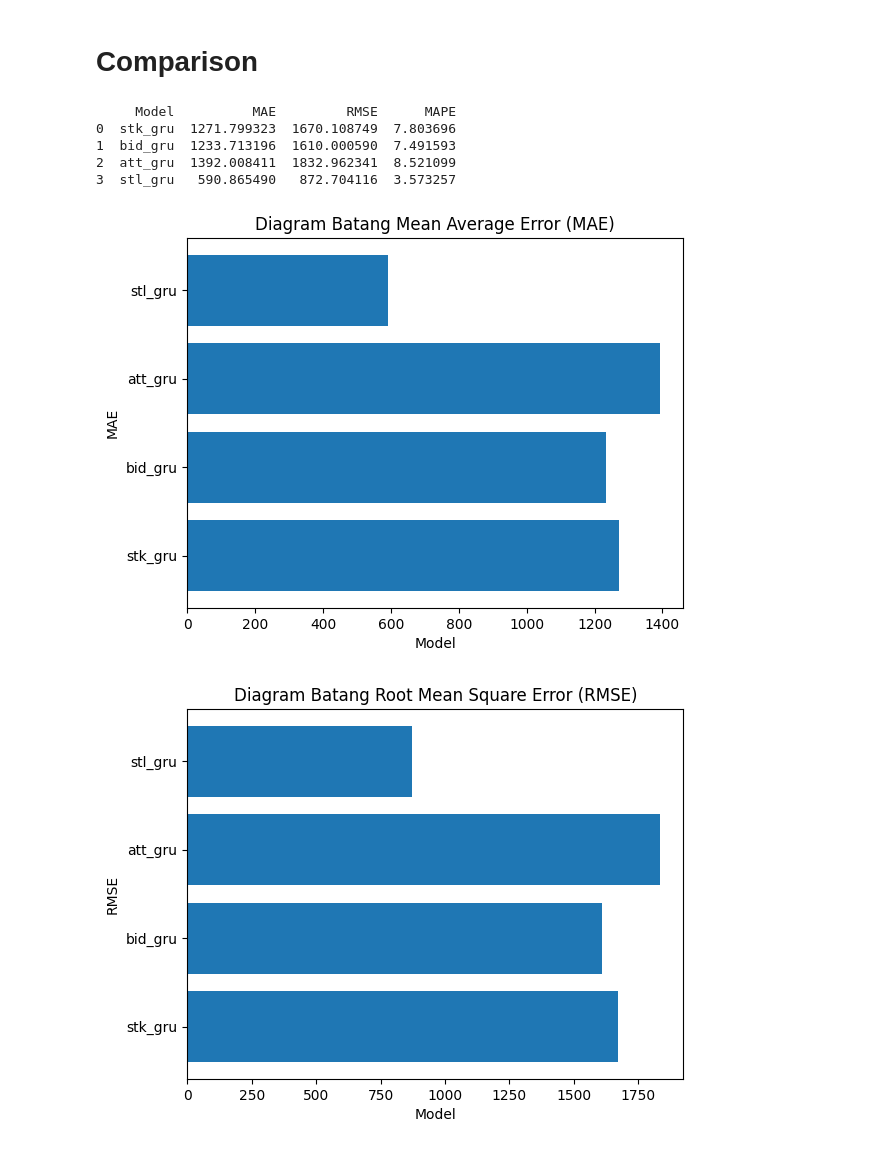
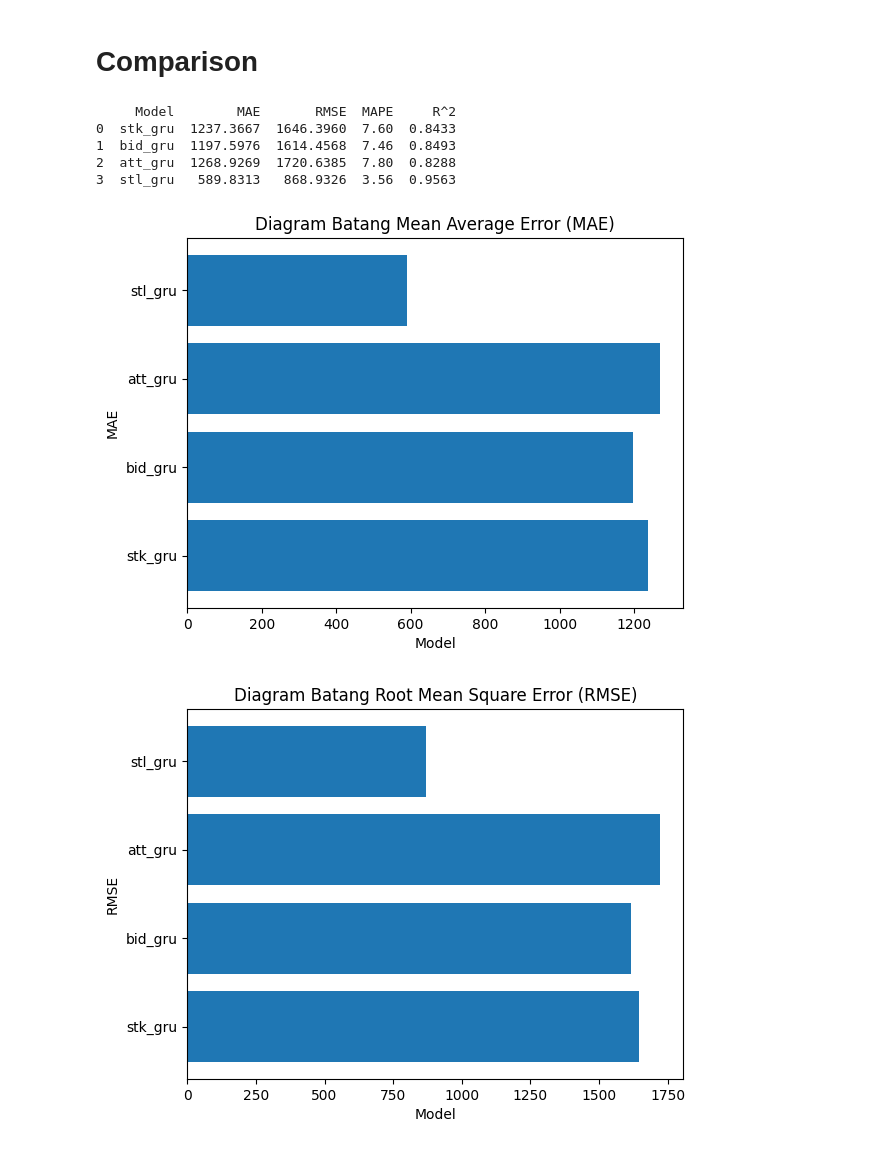
Before and after one commit to Idham-Tech/Tugas_Akhir, a Jupyter notebook: Skripsi.ipynb, the cells around one changed output. Cells and saved outputs as stored; diff of their text form; code cells hidden in the pictures.

```diff
--- a/Skripsi.ipynb
+++ b/Skripsi.ipynb
@@ -919,10 +986,14 @@ att_rmse = np.sqrt(mean_squared_error(att_Y_test_inv, test_predictions_attention
 # Compute MAPE
 att_mape = mean_absolute_percentage_error(att_Y_test_inv, test_predictions_attention_gru_inv) * 100
 
+# Compute R^2
+att_r2 = r2_score(att_Y_test_inv, test_predictions_attention_gru_inv)
+
 # Print hasil evaluasi
 print(f'MAE: {att_mae}')
 print(f'RMSE: {att_rmse}')
 print(f'MAPE: {att_mape}%')
+print(f'R2: {att_r2}')
 
 # Plot actual vs predicted values
 plt.figure(figsize=(10, 6))
@@ -1168,6 +1291,6 @@ plot_model(stl_model,to_file='stl_modelgru.png', show_shapes=True)
 # %%
 # Train the GRU model
-history = stl_model.fit(X_train, y_train, epochs=50, batch_size=32, verbose=1, validation_split=0.2)
+history = stl_best_model.fit(X_train, y_train, epochs=50, batch_size=32, verbose=1, validation_split=0.2)
 
 # Plot training and validation loss
 plt.figure(figsize=(12, 6))
@@ -1311,8 +1434,8 @@ result_test.resid
 dtype: float64
 # %%
 # Make predictions with GRU on the test set & train set
-stl_predictions_test = stl_model.predict(X_test)
-stl_predictions_train = stl_model.predict(X_train)
+stl_predictions_test = stl_best_model.predict(X_test)
+stl_predictions_train = stl_best_model.predict(X_train)
 
 # Inverse transform the predictions to get the original scale
 stl_predictions_test = scaler.inverse_transform(stl_predictions_test).flatten() # Flatten the array
@@ -1337,10 +1460,14 @@ stl_rmse = np.sqrt(mean_squared_error(stl_y_test_inv, final_predictions_test))
 # Compute MAPE
 stl_mape = mean_absolute_percentage_error(stl_y_test_inv, final_predictions_test) * 100
 
+# Compute R^2
+stl_r2 = r2_score(stl_y_test_inv, final_predictions_test)
+
 # Print evaluation metrics
 print(f'MAE: {stl_mae}')
 print(f'RMSE: {stl_rmse}')
 print(f'MAPE: {stl_mape}%')
+print(f'R2: {stl_r2}')
 
 # ... (rest of the code remains the same)
 # Plot the results on train data
@@ -1520,44 +1565,55 @@ array([12205.66064685, 12012.5884553 , 12302.8078965 , 11666.1003066 ,
 comp = {'Model': ['stk_gru', 'bid_gru', 'att_gru', 'stl_gru'],
         'MAE': [stk_mae, bid_mae, att_mae, stl_mae],
         'RMSE': [stk_rmse, bid_rmse, att_rmse, stl_rmse],
-        'MAPE': [stk_mape, bid_mape, att_mape, stl_mape]
+        'MAPE': [stk_mape, bid_mape, att_mape, stl_mape],
+        'R^2' : [stk_r2, bid_r2, att_r2, stl_r2]
         }
+
 
 df_comp = pd.DataFrame(comp)
 print(df_comp)
 # %% [output]
-     Model          MAE         RMSE      MAPE
-0  stk_gru  1271.799323  1670.108749  7.803696
-1  bid_gru  1233.713196  1610.000590  7.491593
-2  att_gru  1392.008411  1832.962341  8.521099
-3  stl_gru   590.865490   872.704116  3.573257
+     Model        MAE       RMSE  MAPE     R^2
+0  stk_gru  1237.3667  1646.3960  7.60  0.8433
+1  bid_gru  1197.5976  1614.4568  7.46  0.8493
+2  att_gru  1268.9269  1720.6385  7.80  0.8288
+3  stl_gru   589.8313   868.9326  3.56  0.9563
 # %%
 #Compared MAE
 plt.barh(df_comp['Model'], df_comp['MAE'])
 plt.xlabel('Model')
 plt.ylabel('MAE')
 plt.title('Diagram Batang Mean Average Error (MAE)')
 
 # Tampilkan diagram
 plt.show()
 
 #Compared RMSE
 plt.barh(df_comp['Model'], df_comp['RMSE'])
 plt.xlabel('Model')
 plt.ylabel('RMSE')
 plt.title('Diagram Batang Root Mean Square Error (RMSE)')
 
 # Tampilkan diagram
 plt.show()
 
 #Compared MAPE
 plt.barh(df_comp['Model'], df_comp['MAPE'])
 plt.xlabel('Model')
 plt.ylabel('MAPE')
 plt.title('Diagram Batang Mean Absolute Percentage Error (MAPE)')
 
 # Tampilkan diagram
 plt.show()
+
+#Compared R2
+plt.barh(df_comp['Model'], df_comp['R^2'])
+plt.xlabel('Model')
+plt.ylabel('R^2')
+plt.title('Diagram Batang R-squared(R^2)')
+
+# Tampilkan diagram
+plt.show()
 # %% [output]
-[figure, old version]
+[figure, new version]
-[figure, old version]
+[figure, new version]
```
Also changed, not shown: parts of 49 cells of this notebook.
